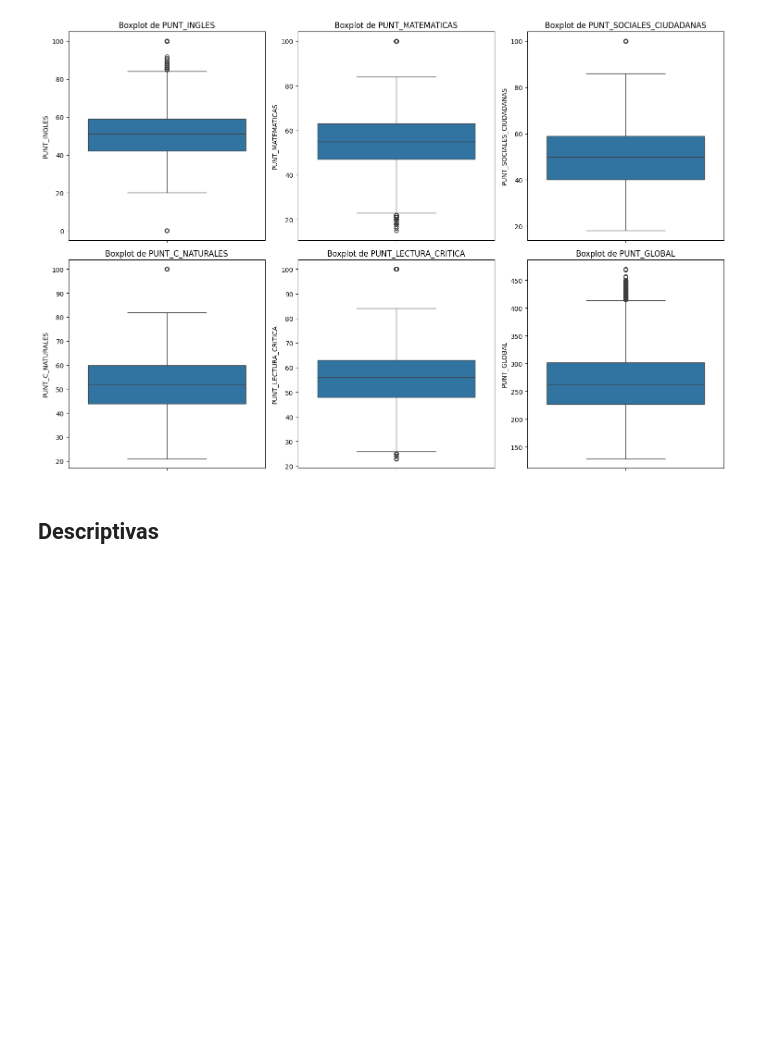
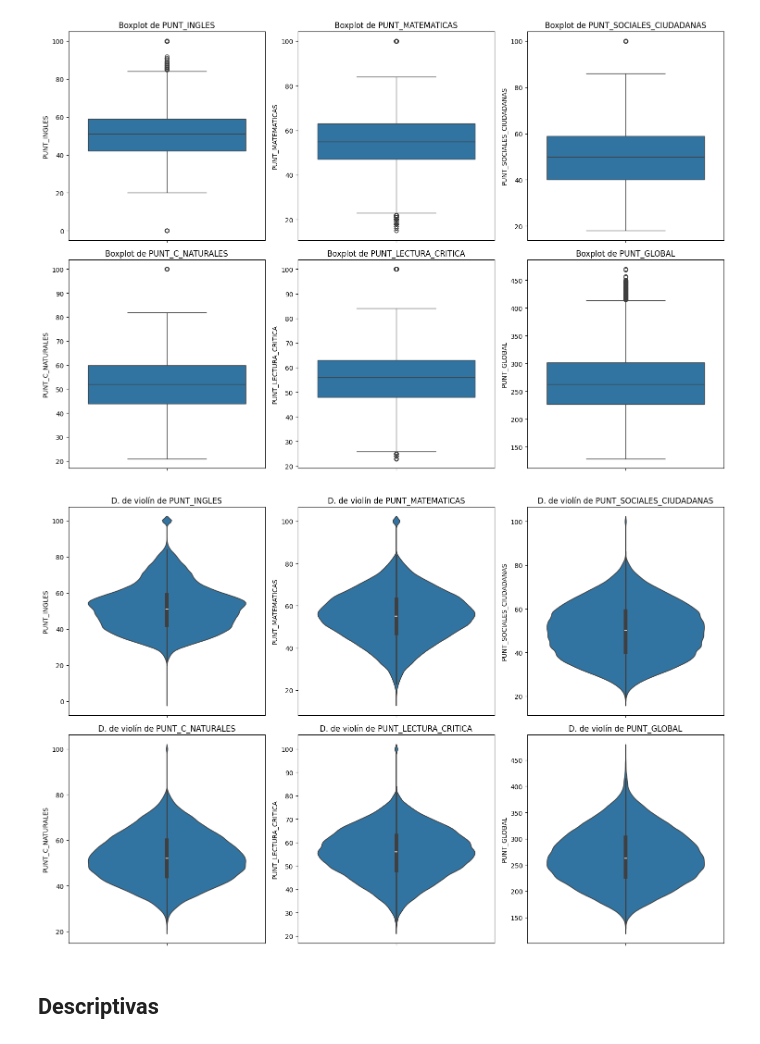
Before and after one commit to spulidod/Proyecto3_acdt, a Jupyter notebook: Exploracion_Datos.ipynb, the cells around one changed output. Saved outputs shown, nothing was run; the diff lists cells and outputs as text; code cells hidden in the pictures; blank space fills up the shorter version.

```diff
--- a/Exploracion_Datos.ipynb
+++ b/Exploracion_Datos.ipynb
@@ -62,6 +62,23 @@ plt.tight_layout()
 plt.show()
 # %% [output]
 [figure]
+# %%
+plt.figure(figsize=(15, 10))
+
+# Crear un diagrama de violín para cada variable de entrada
+num_subplots = min(len(variables_entrada.columns), 30)
+for i, columna in enumerate(variables_entrada.columns[:num_subplots]):
+    plt.subplot(2, 3, i+1)
+    sns.violinplot(y=columna, data=data)
+    plt.title(f'D. de violín de {columna}')
+
+# Ajustar el diseño de los subgráficos
+plt.tight_layout()
+
+# Mostrar los diagramas de violín
+plt.show()
+# %% [output]
+[figure, added]
 # %% [markdown]
 ## Descriptivas
 # %%
```
